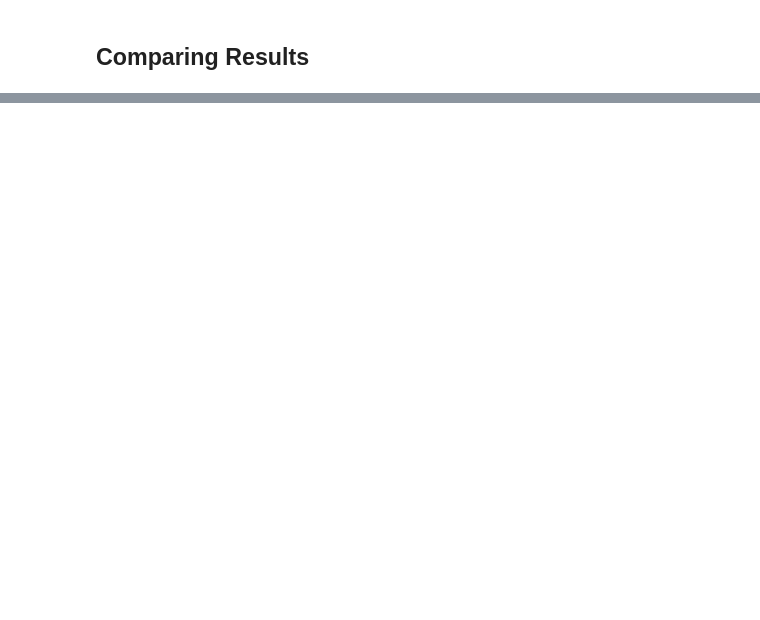
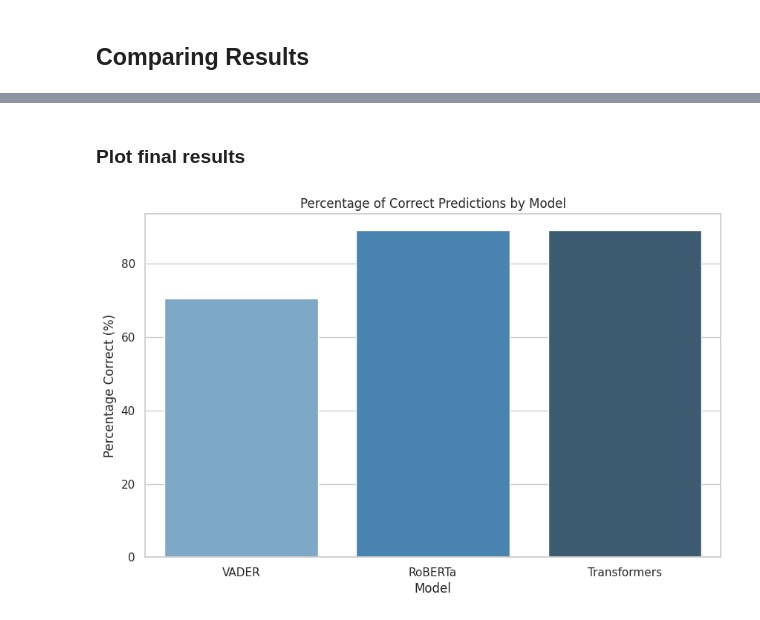
Before and after one commit to yaseminkhan/sentimentAnalysis, a Jupyter notebook: sentimentAnalysis.ipynb, the cells around one changed output, grey strips where cells are left out. Saved outputs shown, nothing was run; the diff lists cells and outputs as text; code cells hidden in the pictures; blank space fills up the shorter version.

```diff
--- a/sentimentAnalysis.ipynb
+++ b/sentimentAnalysis.ipynb
@@ -270,0 +320,7 @@ results_df.head()
+# %%
+# calculate correct predictions for each model
+results_df['vader_correct'] = results_df['vader_sentiment'] == results_df['sentiment']
+results_df['roberta_correct'] = results_df['roberta_sentiment'] == results_df['sentiment']
+results_df['transformer_correct'] = results_df['transformer_sentiment'] == results_df['sentiment']
+results_df.drop(columns=['vader_neg', 'vader_neu', 'vader_pos', 'roberta_neg','roberta_neu','roberta_pos', 'vader_compound'], inplace=True)
+results_df.head()
@@ -270,0 +334,18 @@ results_df.head()
+# %%
+# define the conditions for each metric
+results_df['vader_correct_positive'] = ((results_df['vader_sentiment'] == 'positive') & (results_df['sentiment'] == 'positive')).astype(int)
+results_df['vader_correct_negative'] = ((results_df['vader_sentiment'] == 'negative') & (results_df['sentiment'] == 'negative')).astype(int)
+results_df['vader_false_positive'] = ((results_df['vader_sentiment'] == 'positive') & (results_df['sentiment'] == 'negative')).astype(int)
+results_df['vader_false_negative'] = ((results_df['vader_sentiment'] == 'negative') & (results_df['sentiment'] == 'positive')).astype(int)
+
+results_df['roberta_correct_positive'] = ((results_df['roberta_sentiment'] == 'positive') & (results_df['sentiment'] == 'positive')).astype(int)
+results_df['roberta_correct_negative'] = ((results_df['roberta_sentiment'] == 'negative') & (results_df['sentiment'] == 'negative')).astype(int)
+results_df['roberta_false_positive'] = ((results_df['roberta_sentiment'] == 'positive') & (results_df['sentiment'] == 'negative')).astype(int)
+results_df['roberta_false_negative'] = ((results_df['roberta_sentiment'] == 'negative') & (results_df['sentiment'] == 'positive')).astype(int)
+
+results_df['transformer_correct_positive'] = ((results_df['transformer_sentiment'] == 'positive') & (results_df['sentiment'] == 'positive')).astype(int)
+results_df['transformer_correct_negative'] = ((results_df['transformer_sentiment'] == 'negative') & (results_df['sentiment'] == 'negative')).astype(int)
+results_df['transformer_false_positive'] = ((results_df['transformer_sentiment'] == 'positive') & (results_df['sentiment'] == 'negative')).astype(int)
+results_df['transformer_false_negative'] = ((results_df['transformer_sentiment'] == 'negative') & (results_df['sentiment'] == 'positive')).astype(int)
+
+results_df.head()
@@ -270,0 +409,17 @@ results_df.head()
+# %% [markdown]
+### Plot final results
+# %%
+sns.set(style="whitegrid")
+
+# bar plot for Percentage Correct
+plt.figure(figsize=(10, 6))
+sns.barplot(x='Model', y='Percentage Correct', hue='Model', data=results_summary_df, palette='Blues_d', dodge=False)
+
+# labels and title
+plt.xlabel('Model')
+plt.ylabel('Percentage Correct (%)')
+plt.title('Percentage of Correct Predictions by Model')
+
+plt.show()
+# %% [output]
+[figure, added]
```
Also changed, not shown: parts of 16 cells of this notebook.
